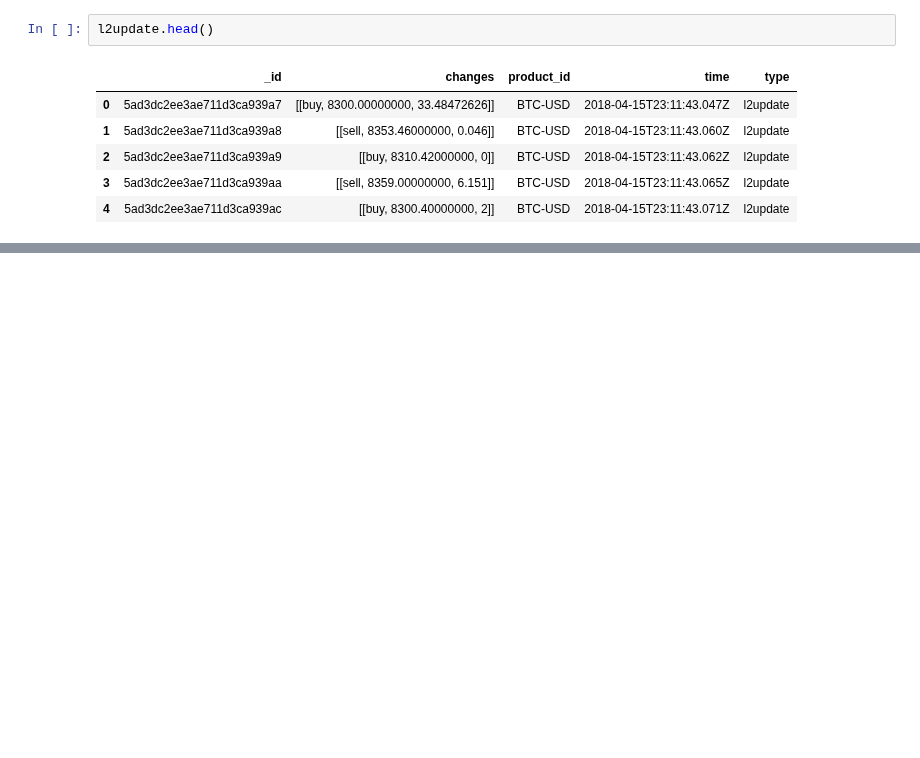
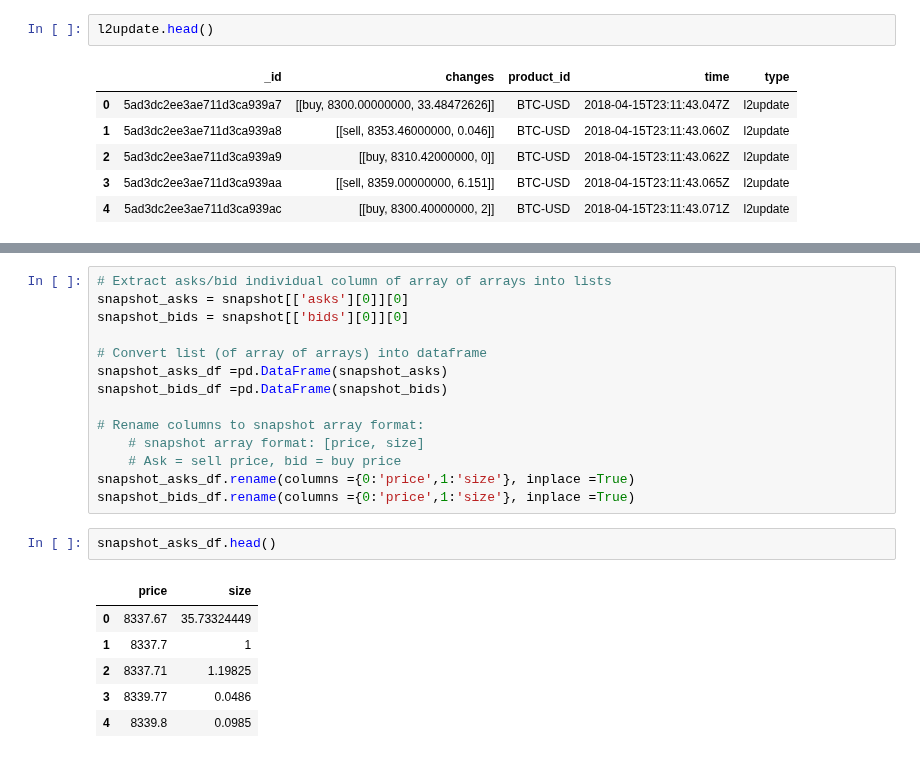
Before and after one commit to timothyyu/gdax-orderbook-ml, a Jupyter notebook: test_dataset_load.ipynb, the cells around one changed output, grey strips where cells are left out. Saved outputs shown, nothing was run; the diff lists cells and outputs as text; blank space fills up the shorter version.

```diff
--- a/test_dataset_load.ipynb
+++ b/test_dataset_load.ipynb
@@ -96,0 +111,23 @@ last_match.head()
+# %%
+# Extract asks/bid individual column of array of arrays into lists
+snapshot_asks = snapshot[['asks'][0]][0]
+snapshot_bids = snapshot[['bids'][0]][0]
+
+# Convert list (of array of arrays) into dataframe
+snapshot_asks_df =pd.DataFrame(snapshot_asks)
+snapshot_bids_df =pd.DataFrame(snapshot_bids)
+
+# Rename columns to snapshot array format:
+    # snapshot array format: [price, size]
+    # Ask = sell price, bid = buy price
+snapshot_asks_df.rename(columns ={0:'price',1:'size'}, inplace =True)
+snapshot_bids_df.rename(columns ={0:'price',1:'size'}, inplace =True)
+# %%
+snapshot_asks_df.head()
+# %% [output]
+|  | price | size |
+| 0 | 8337.67 | 35.73324449 |
+| 1 | 8337.7 | 1 |
+| 2 | 8337.71 | 1.19825 |
+| 3 | 8339.77 | 0.0486 |
+| 4 | 8339.8 | 0.0985 |
```
Also changed, not shown: parts of 9 cells of this notebook, 8 other files.
